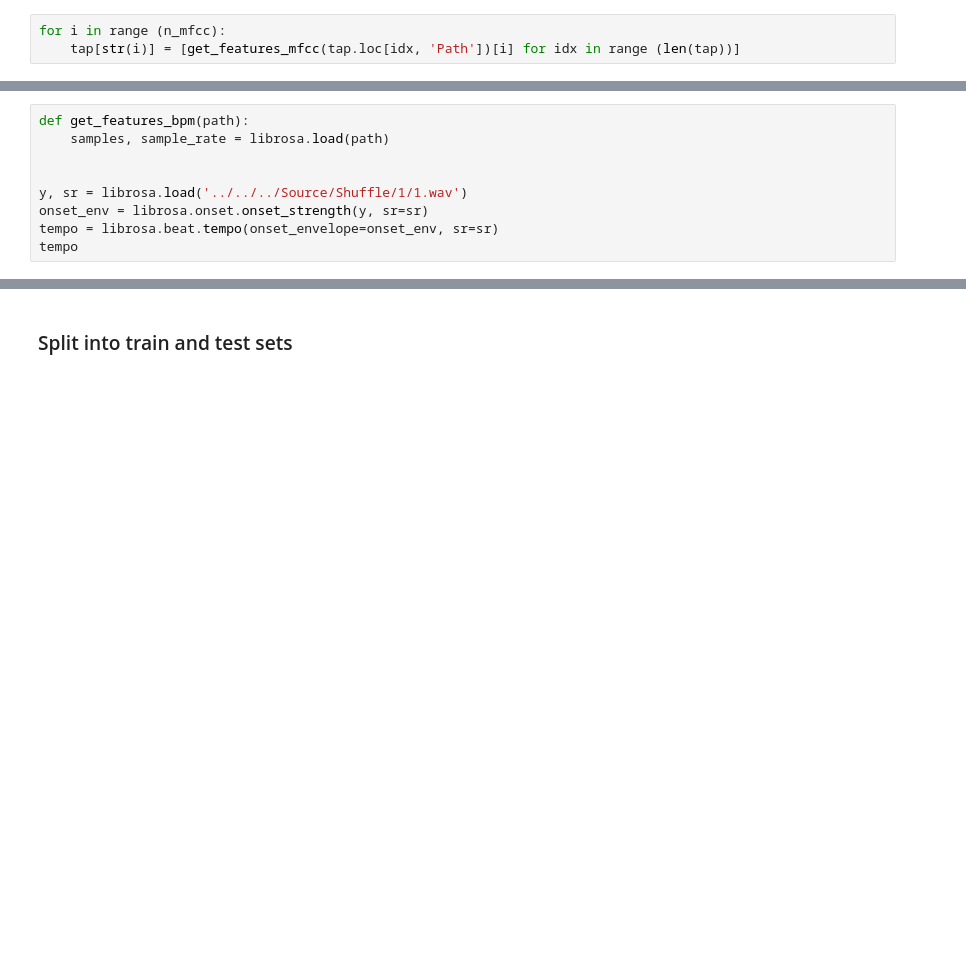
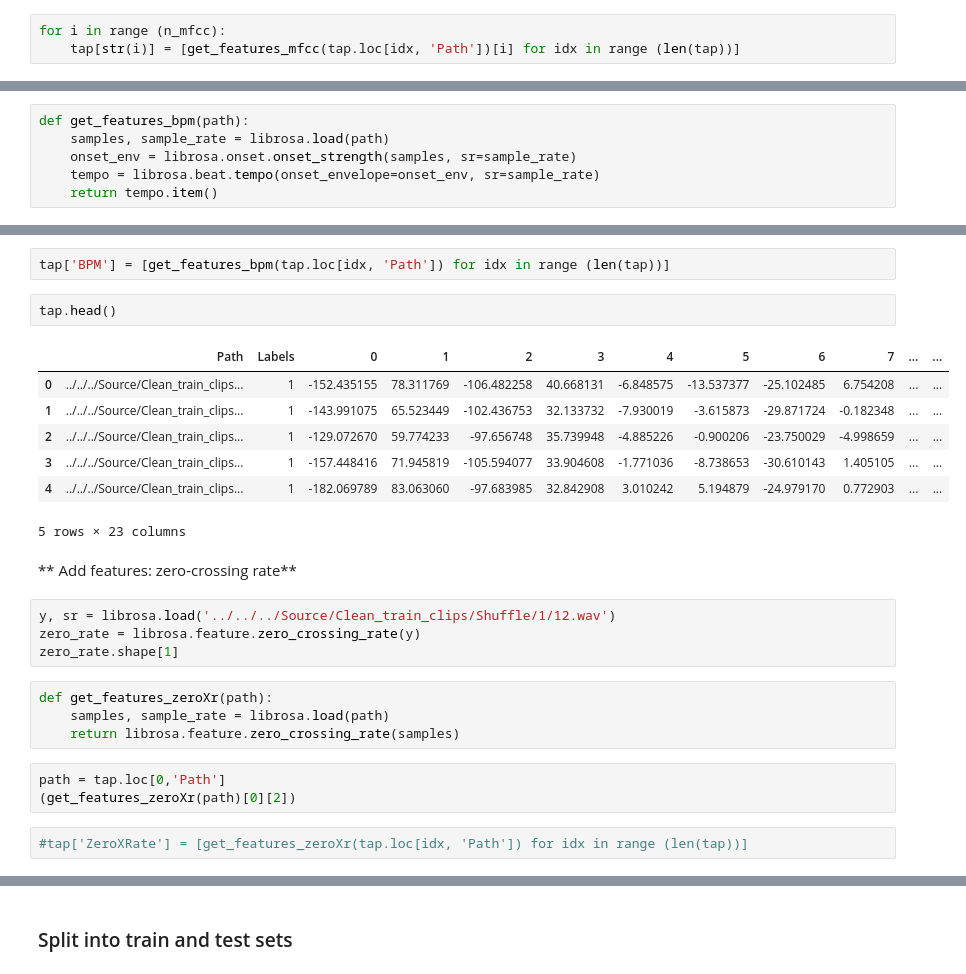
Before and after one commit to KatieBSC/TapDanceDecoder, a Jupyter notebook: notebooks/Feature_Extraction_Train_data.ipynb, the cells around one changed output, grey strips where cells are left out. Drawn from its saved outputs; the diff is of its cells as text; blank space fills up the shorter version.

```diff
--- a/notebooks/Feature_Extraction_Train_data.ipynb
+++ b/notebooks/Feature_Extraction_Train_data.ipynb
@@ -132,9 +162,6 @@ for i in range (n_mfcc):
 # %%
 def get_features_bpm(path):
     samples, sample_rate = librosa.load(path)
-
-
-y, sr = librosa.load('../../../Source/Shuffle/1/1.wav')
-onset_env = librosa.onset.onset_strength(y, sr=sr)
-tempo = librosa.beat.tempo(onset_envelope=onset_env, sr=sr)
-tempo
+    onset_env = librosa.onset.onset_strength(samples, sr=sample_rate)
+    tempo = librosa.beat.tempo(onset_envelope=onset_env, sr=sample_rate)
+    return tempo.item()
@@ -161,0 +168,27 @@ Slope of tangent line between two peaks/beats (from peak_info)
+# %%
+tap['BPM'] = [get_features_bpm(tap.loc[idx, 'Path']) for idx in range (len(tap))]
+# %%
+tap.head()
+# %% [output]
+|  | Path | Labels | 0 | 1 | 2 | 3 | 4 | 5 | 6 | 7 | ... | ... |
+| 0 | ../../../Source/Clean_train_clips... | 1 | -152.435155 | 78.311769 | -106.482258 | 40.668131 | -6.848575 | -13.537377 | -25.102485 | 6.754208 | ... | ... |
+| 1 | ../../../Source/Clean_train_clips... | 1 | -143.991075 | 65.523449 | -102.436753 | 32.133732 | -7.930019 | -3.615873 | -29.871724 | -0.182348 | ... | ... |
+| 2 | ../../../Source/Clean_train_clips... | 1 | -129.072670 | 59.774233 | -97.656748 | 35.739948 | -4.885226 | -0.900206 | -23.750029 | -4.998659 | ... | ... |
+| 3 | ../../../Source/Clean_train_clips... | 1 | -157.448416 | 71.945819 | -105.594077 | 33.904608 | -1.771036 | -8.738653 | -30.610143 | 1.405105 | ... | ... |
+| 4 | ../../../Source/Clean_train_clips... | 1 | -182.069789 | 83.063060 | -97.683985 | 32.842908 | 3.010242 | 5.194879 | -24.979170 | 0.772903 | ... | ... |
+5 rows × 23 columns
+# %% [markdown]
+** Add features: zero-crossing rate**
+# %%
+y, sr = librosa.load('../../../Source/Clean_train_clips/Shuffle/1/12.wav')
+zero_rate = librosa.feature.zero_crossing_rate(y)
+zero_rate.shape[1]
+# %%
+def get_features_zeroXr(path):
+    samples, sample_rate = librosa.load(path)
+    return librosa.feature.zero_crossing_rate(samples)
+# %%
+path = tap.loc[0,'Path']
+(get_features_zeroXr(path)[0][2])
+# %%
+#tap['ZeroXRate'] = [get_features_zeroXr(tap.loc[idx, 'Path']) for idx in range (len(tap))]
```
Also changed, not shown: parts of 23 cells of this notebook, 3 other files.
